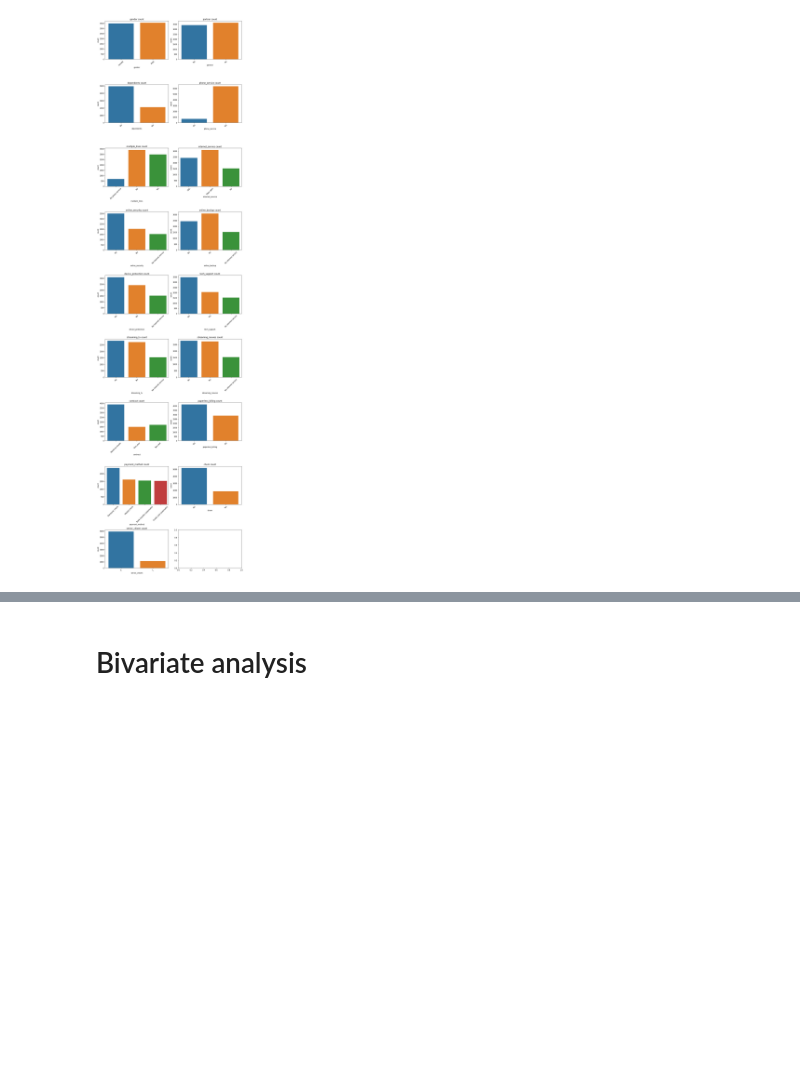
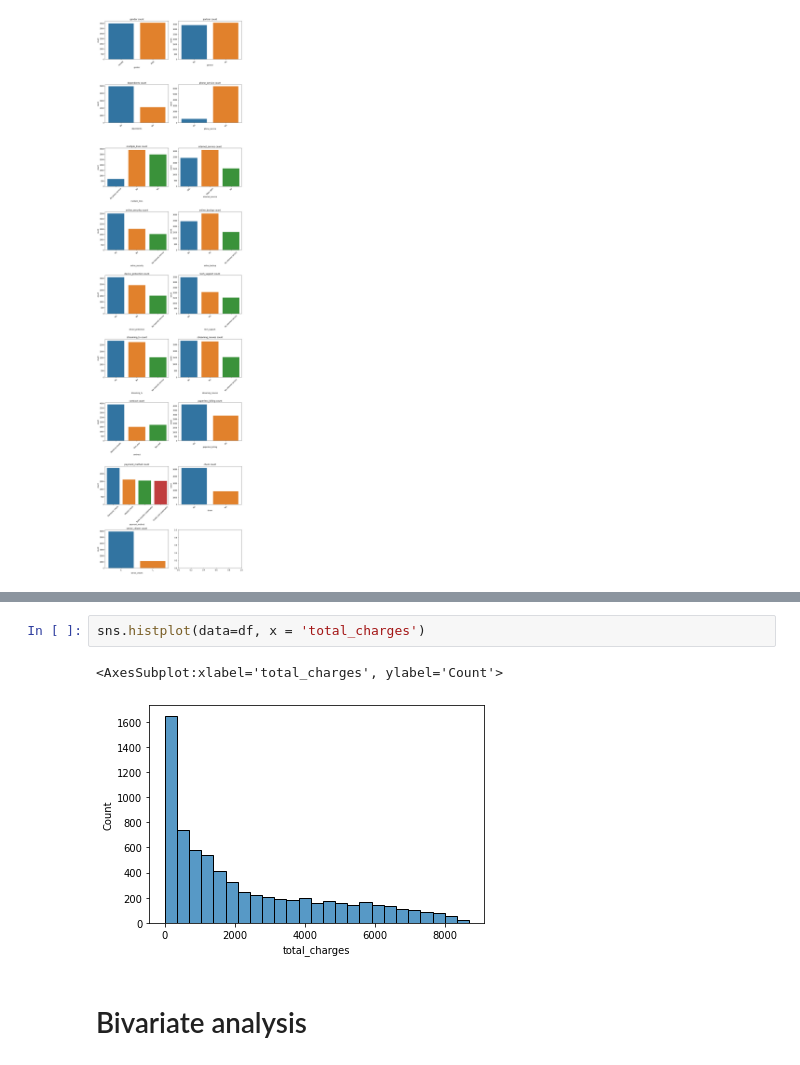
Before and after one commit to BubbaTam/telco-customer-churn, a Jupyter notebook: notebook/exploration.ipynb, the cells around one changed output, grey strips where cells are left out. Cells and saved outputs as stored; diff of their text form; blank space fills up the shorter version.

```diff
--- a/notebook/exploration.ipynb
+++ b/notebook/exploration.ipynb
@@ -163,3 +193,8 @@ for r in range(n_rows):
+# %%
+sns.histplot(data=df, x = 'total_charges')
+# %% [output]
+<AxesSubplot:xlabel='total_charges', ylabel='Count'>
+[figure, added]
 # %% [markdown]
 # Bivariate analysis
 # %%
```
Also changed, not shown: parts of 4 cells of this notebook.
